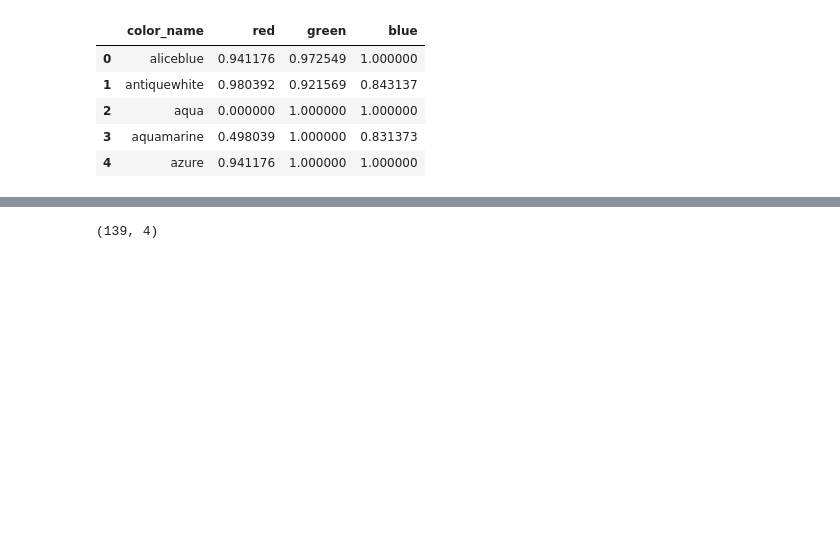
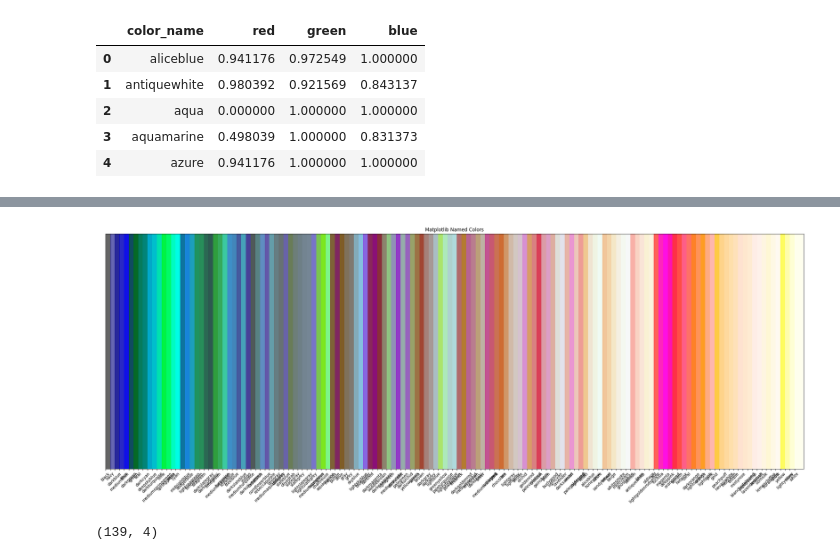
Before and after one commit to jbs-public-function/colorbrains-research, a Jupyter notebook: colorbrains_research/notebooks/named_colors.ipynb, the cells around one changed output, grey strips where cells are left out. Cells and saved outputs as stored; diff of their text form; code cells hidden in the pictures; blank space fills up the shorter version.

```diff
--- a/colorbrains_research/notebooks/named_colors.ipynb
+++ b/colorbrains_research/notebooks/named_colors.ipynb
@@ -85,3 +93,12 @@ namedcolors.head()
+# %%
+namedcolors = get_apidata.get_namedcolors()
+namedcolors.sort_values(by=['red', 'green', 'blue'], inplace=True)
+data = {}
+for i, v in namedcolors.iterrows():
+    data[v.color_name] = (v.red, v.green, v.blue)
+Image(namedcolors_plots(data))
+# %% [output]
+[figure, added]
 # %%
 namedcolors.drop_duplicates(subset=['red', 'green', 'blue']).shape
 # %% [output]
```
Also changed, not shown: parts of 5 cells of this notebook, 1 other file.
